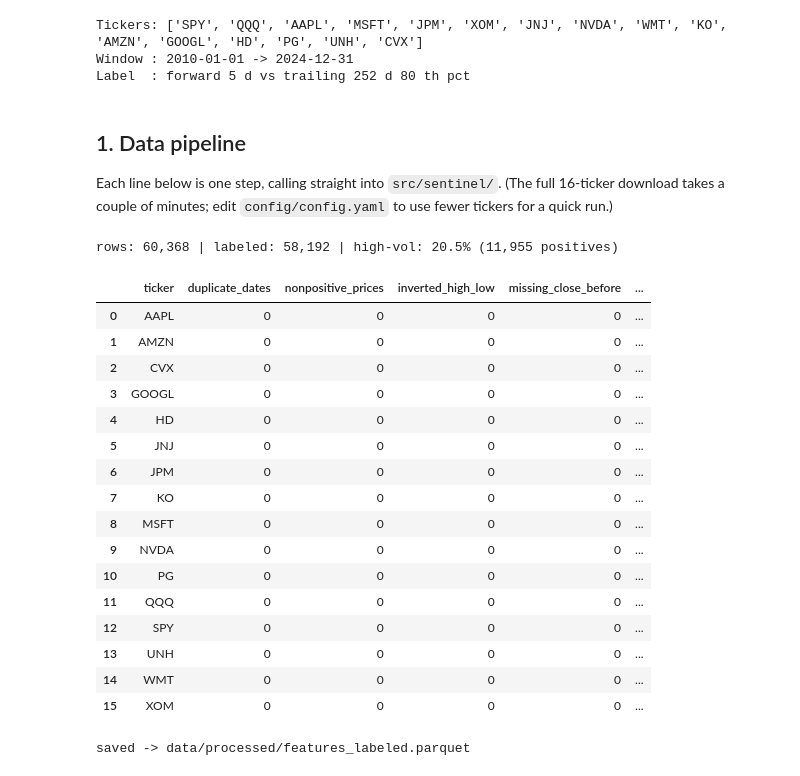
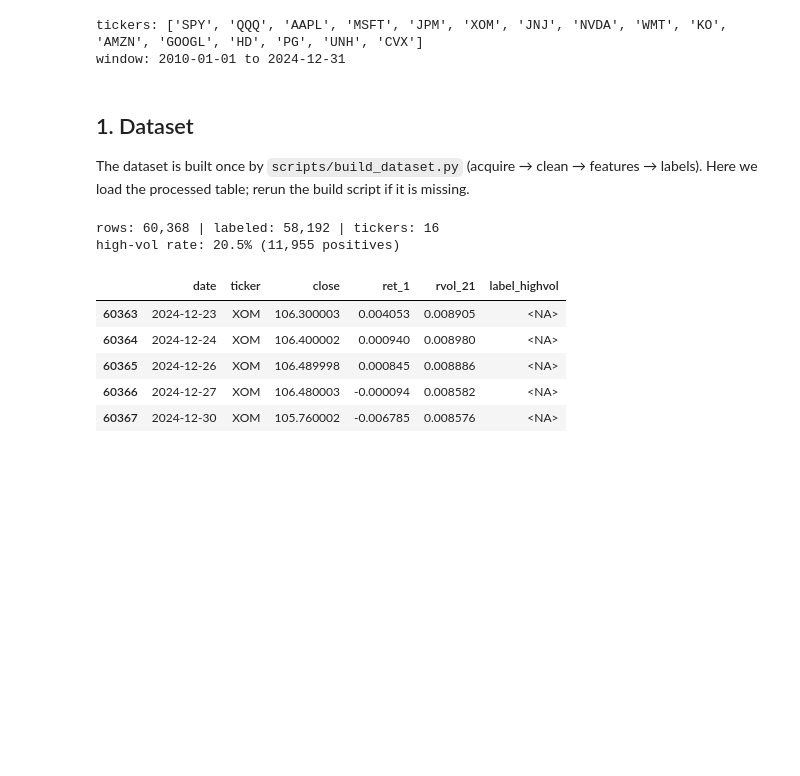
Before and after one commit to rdhanase/sentinel-agentic-trading, a Jupyter notebook: notebooks/main_pipeline.ipynb, the cells around one changed output. Drawn from its saved outputs; the diff is of its cells as text; code cells hidden in the pictures; blank space fills up the shorter version.

```diff
--- a/notebooks/main_pipeline.ipynb
+++ b/notebooks/main_pipeline.ipynb
@@ -43,68 +29,37 @@ Repo root: /Users/rdhanase/USD/AAI-590-capstone/sentinel
 # %%
-# Import the project's own functions (the 'thick modules')
 from sentinel.utils.config import load_config
-from sentinel.data.acquire import acquire
-from sentinel.data.clean import clean_panel
-from sentinel.features.technical import build_features, FEATURE_COLUMNS
-from sentinel.features.labeling import make_labels, time_split
+from sentinel.features.technical import FEATURE_COLUMNS
 from sentinel.eda import plots
 
-import pandas as pd
 cfg = load_config(str(ROOT / "config" / "config.yaml"))
-print("Tickers:", cfg.data.tickers)
-print("Window :", cfg.data.start, "->", cfg.data.end)
-print("Label  : forward", cfg.label.horizon, "d vs trailing", cfg.label.lookback,
-      "d", int(cfg.label.quantile * 100), "th pct")
+print("tickers:", cfg.data.tickers)
+print("window:", cfg.data.start, "to", cfg.data.end)
 # %% [output]
-Tickers: ['SPY', 'QQQ', 'AAPL', 'MSFT', 'JPM', 'XOM', 'JNJ', 'NVDA', 'WMT', 'KO', 'AMZN', 'GOOGL', 'HD', 'PG', 'UNH', 'CVX']
-Window : 2010-01-01 -> 2024-12-31
-Label  : forward 5 d vs trailing 252 d 80 th pct
+tickers: ['SPY', 'QQQ', 'AAPL', 'MSFT', 'JPM', 'XOM', 'JNJ', 'NVDA', 'WMT', 'KO', 'AMZN', 'GOOGL', 'HD', 'PG', 'UNH', 'CVX']
+window: 2010-01-01 to 2024-12-31
 # %% [markdown]
-## 1. Data pipeline
+## 1. Dataset
 
-Each line below is one step, calling straight into `src/sentinel/`. (The full 16-ticker download takes a
-couple of minutes; edit `config/config.yaml` to use fewer tickers for a quick run.)
+The dataset is built once by `scripts/build_dataset.py` (acquire → clean → features → labels). Here we
+load the processed table; rerun the build script if it is missing.
 # %%
-# Acquire -> clean -> per-ticker features + labels -> one dataset
-raw = acquire(cfg.data.tickers, cfg.data.start, cfg.data.end, cfg.data.interval)
-clean, report = clean_panel(raw)
+proc = ROOT / "data" / "processed" / "features_labeled.parquet"
+if not proc.exists():
+    raise FileNotFoundError("Run: python scripts/build_dataset.py --config config/config.yaml")
 
-parts = []
-for ticker, g in clean.groupby("ticker", sort=False):
-    feats = build_features(g, cfg.features)
-    parts.append(make_labels(feats, cfg.label.horizon, cfg.label.lookback, cfg.label.quantile))
-dataset = pd.concat(parts, ignore_index=True)
-
-labeled = dataset.dropna(subset=["label_highvol"]).copy()
+df = pd.read_parquet(proc)
+labeled = df.dropna(subset=["label_highvol"]).copy()
 labeled["label_highvol"] = labeled["label_highvol"].astype(int)
-print(f"rows: {len(dataset):,} | labeled: {len(labeled):,} "
-      f"| high-vol: {labeled['label_highvol'].mean():.1%} "
+print(f"rows: {len(df):,} | labeled: {len(labeled):,} | tickers: {df['ticker'].nunique()}")
+print(f"high-vol rate: {labeled['label_highvol'].mean():.1%} "
       f"({int(labeled['label_highvol'].sum()):,} positives)")
-report
+df[["date","ticker","close","ret_1","rvol_21","label_highvol"]].tail()
 # %% [output]
-rows: 60,368 | labeled: 58,192 | high-vol: 20.5% (11,955 positives)
+rows: 60,368 | labeled: 58,192 | tickers: 16
+high-vol rate: 20.5% (11,955 positives)
-|  | ticker | duplicate_dates | nonpositive_prices | inverted_high_low | missing_close_before | ... |
-| 0 | AAPL | 0 | 0 | 0 | 0 | ... |
-| 1 | AMZN | 0 | 0 | 0 | 0 | ... |
-| 2 | CVX | 0 | 0 | 0 | 0 | ... |
-| 3 | GOOGL | 0 | 0 | 0 | 0 | ... |
-| 4 | HD | 0 | 0 | 0 | 0 | ... |
-| 5 | JNJ | 0 | 0 | 0 | 0 | ... |
-| 6 | JPM | 0 | 0 | 0 | 0 | ... |
-| 7 | KO | 0 | 0 | 0 | 0 | ... |
-| 8 | MSFT | 0 | 0 | 0 | 0 | ... |
-| 9 | NVDA | 0 | 0 | 0 | 0 | ... |
-| 10 | PG | 0 | 0 | 0 | 0 | ... |
-| 11 | QQQ | 0 | 0 | 0 | 0 | ... |
-| 12 | SPY | 0 | 0 | 0 | 0 | ... |
-| 13 | UNH | 0 | 0 | 0 | 0 | ... |
-| 14 | WMT | 0 | 0 | 0 | 0 | ... |
-| 15 | XOM | 0 | 0 | 0 | 0 | ... |
+|  | date | ticker | close | ret_1 | rvol_21 | label_highvol |
+| 60363 | 2024-12-23 | XOM | 106.300003 | 0.004053 | 0.008905 | <NA> |
+| 60364 | 2024-12-24 | XOM | 106.400002 | 0.000940 | 0.008980 | <NA> |
+| 60365 | 2024-12-26 | XOM | 106.489998 | 0.000845 | 0.008886 | <NA> |
+| 60366 | 2024-12-27 | XOM | 106.480003 | -0.000094 | 0.008582 | <NA> |
+| 60367 | 2024-12-30 | XOM | 105.760002 | -0.006785 | 0.008576 | <NA> |
-# %%
-# Persist the processed dataset for the modeling notebooks
-out = ROOT / cfg.data.processed_dir / "features_labeled.parquet"
-out.parent.mkdir(parents=True, exist_ok=True)
-dataset.to_parquet(out, index=False)
-print("saved ->", out.relative_to(ROOT))
-# %% [output]
-saved -> data/processed/features_labeled.parquet
```
Also changed, not shown: parts of 22 cells of this notebook, 1 other file.
